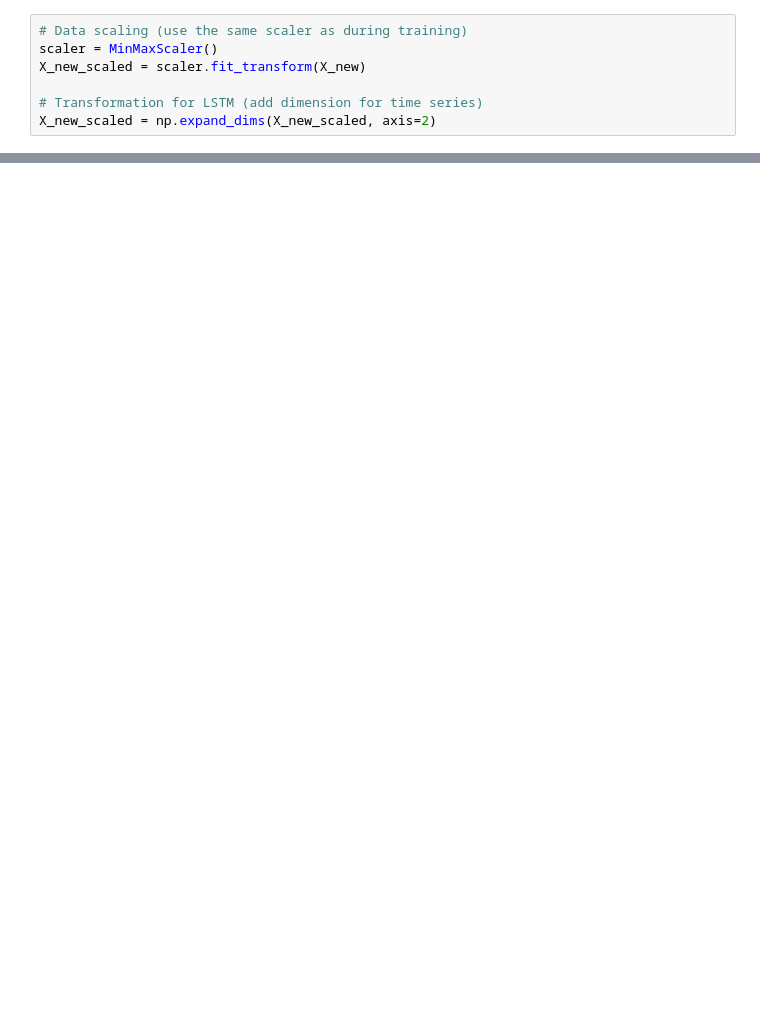
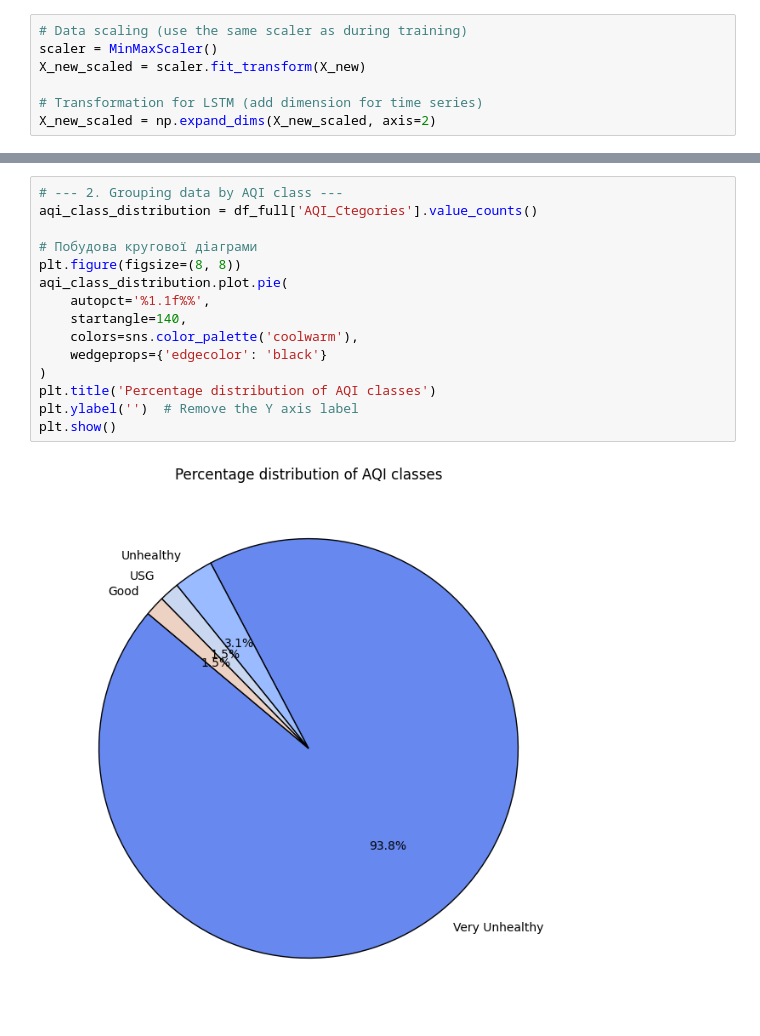
Before and after one commit to pastasha/Diploma_2025, a Jupyter notebook: ml-models/classification/useOfMulticlassClassifierModelKeras.ipynb, the cells around one changed output, grey strips where cells are left out. Drawn from its saved outputs; the diff is of its cells as text; blank space fills up the shorter version.

```diff
--- a/ml-models/classification/useOfMulticlassClassifierModelKeras.ipynb
+++ b/ml-models/classification/useOfMulticlassClassifierModelKeras.ipynb
@@ -109,0 +125,17 @@ Predicted categories:
+# %%
+# --- 2. Grouping data by AQI class ---
+aqi_class_distribution = df_full['AQI_Ctegories'].value_counts()
+
+# Побудова кругової діаграми
+plt.figure(figsize=(8, 8))
+aqi_class_distribution.plot.pie(
+    autopct='%1.1f%%',
+    startangle=140,
+    colors=sns.color_palette('coolwarm'),
+    wedgeprops={'edgecolor': 'black'}
+)
+plt.title('Percentage distribution of AQI classes')
+plt.ylabel('')  # Remove the Y axis label
+plt.show()
+# %% [output]
+[figure, added]
```
Also changed, not shown: parts of 10 cells of this notebook, 51 other files.
